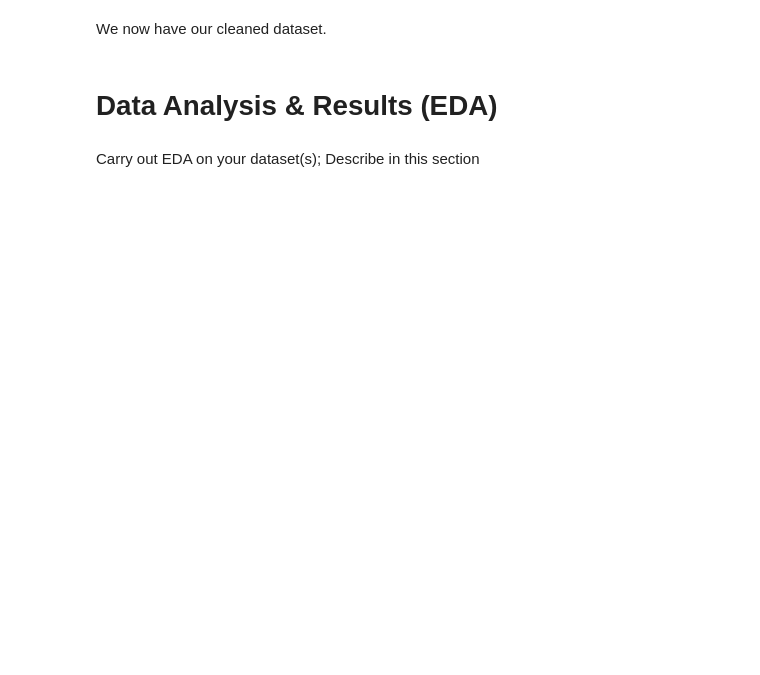
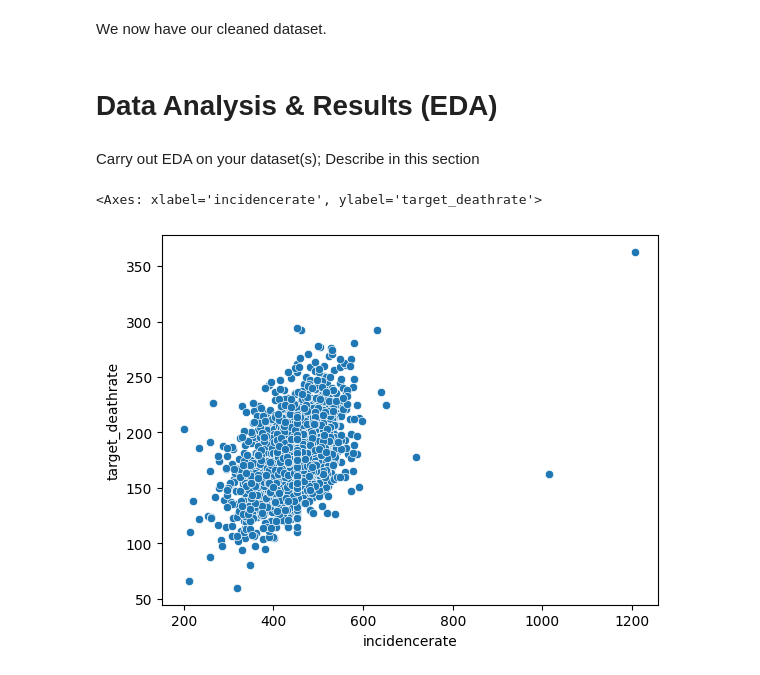
Before and after one commit to caseyhild/Data-Science-For-Cancer-Analysis, a Jupyter notebook: EDACheckpointGroup_Sp23_Casey_s_Group.ipynb, the cells around one changed output. Cells and saved outputs as stored; diff of their text form; code cells hidden in the pictures; blank space fills up the shorter version.

Commit message:
Added plots. Feel free to change/add more stuff.

```diff
--- a/EDACheckpointGroup_Sp23_Casey_s_Group.ipynb
+++ b/EDACheckpointGroup_Sp23_Casey_s_Group.ipynb
@@ -244,3 +254,8 @@ We now have our cleaned dataset.
 Carry out EDA on your dataset(s); Describe in this section
 # %%
 # YOUR CODE HERE
+# %%
+sns.scatterplot(x='incidencerate', y='target_deathrate', data=data_cancer)
+# %% [output]
+<Axes: xlabel='incidencerate', ylabel='target_deathrate'>
+[figure, added]
```
Also changed, not shown: parts of 12 cells of this notebook.
